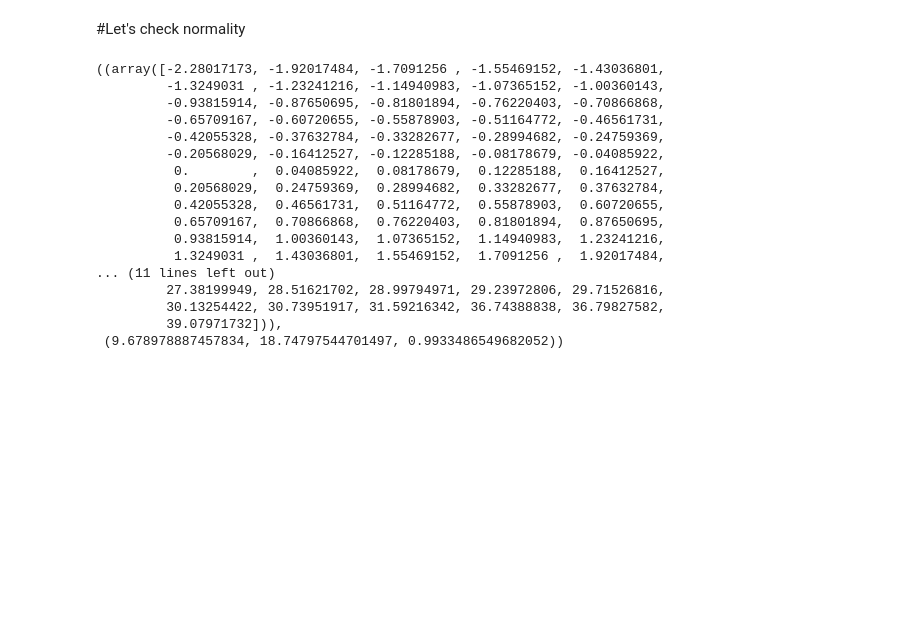
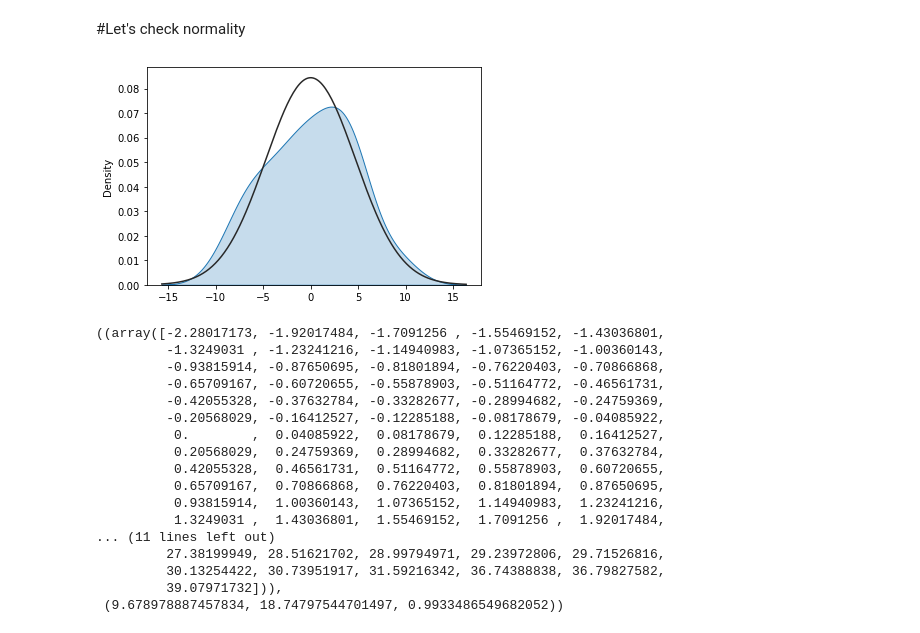
Before and after one commit to DennisDoll/DCLmeetsRETUNE, a Jupyter notebook: image_analysis_pipeline/Data_exploration_and_assumptions.ipynb, the cells around one changed output. Cells and saved outputs as stored; diff of their text form; code cells hidden in the pictures; blank space fills up the shorter version.

Commit message:
adding a mixed effect model

```diff
--- a/image_analysis_pipeline/Data_exploration_and_assumptions.ipynb
+++ b/image_analysis_pipeline/Data_exploration_and_assumptions.ipynb
@@ -52,3 +56,10 @@ else:
+# %%
+#Check it's running before putting it into the model
+model = smf.mixedlm("cc_normalized_per_volume ~ group_id", df, groups = "file_id").fit()
+model.summary()
+ax = sns.distplot(model.resid, hist = False, kde_kws = {"shade" : True, "lw": 1}, fit = scipy.stats.norm)
+# %% [output]
+[figure, added]
 # %%
 scipy.stats.probplot(df['cc_normalized_per_volume'], dist="norm", plot=plt)
 # %% [output]
```
Also changed, not shown: parts of 3 cells of this notebook.
